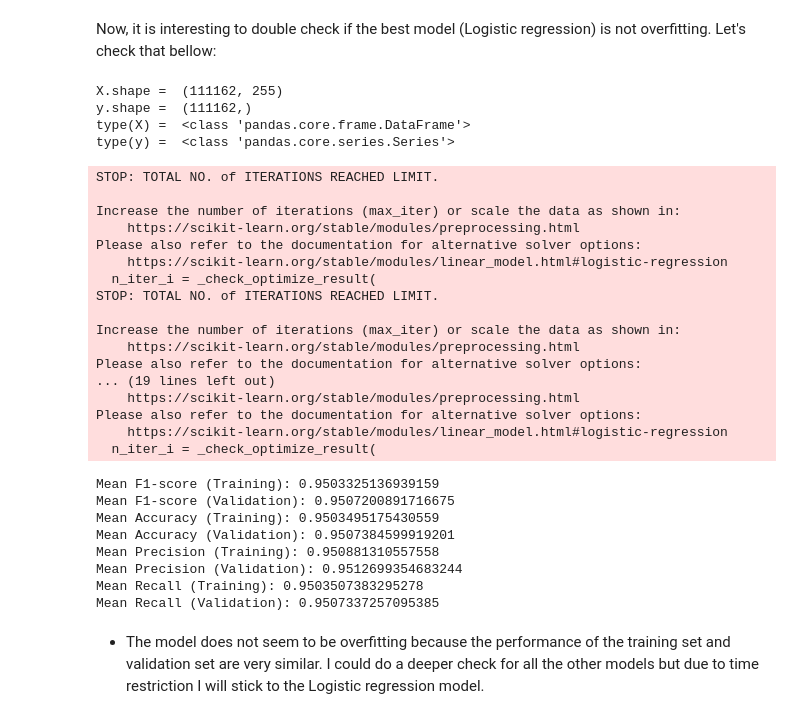
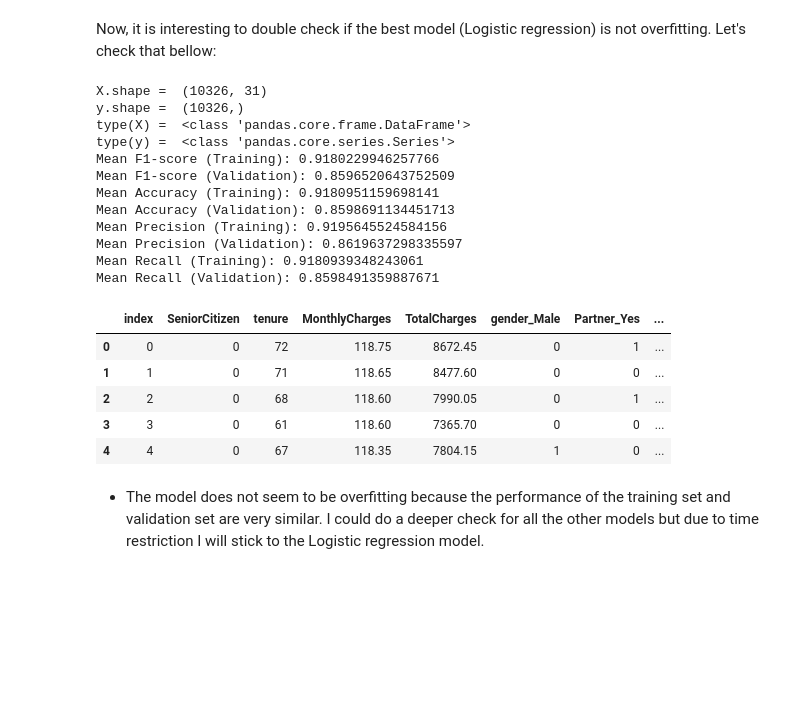
Before and after one commit to jekasores/a3data_ds_challenge, a Jupyter notebook: solution.ipynb, the cells around one changed output. Drawn from its saved outputs; the diff is of its cells as text; code cells hidden in the pictures; blank space fills up the shorter version.

Commit message:
Adding model training

```diff
--- a/solution.ipynb
+++ b/solution.ipynb
@@ -355,7 +355,7 @@ df_dummies.head()
 | 4 | 8199-ZLLSA | 0 | 67 | 118.35 | 7804.15 | 1 | 0 | ... |
 # %%
 # Define sets
-X = df_dummies.drop(columns= ['customerID'])
+X = df_dummies.drop(columns= ['customerID', 'Churn_Yes'])
 y = df_dummies['Churn_Yes']
 # %% [markdown]
 ### 3.5) Evaluate model performance in the predictive task across each model that you trained. Define and justify what metrics you used to assess model performance. Pick the best trained model and evaluate the following: What variables were the most influential in the prediction task? How could you improve the Performance? <a class="anchor" id="question5"></a>
@@ -566,7 +582,7 @@ Now, it is interesting to double check if the best model (Logistic regression) i
 X.reset_index(inplace=True)
 # %%
 # Define the classifier
-clf = LogisticRegression()
+clf = CatBoostClassifier(silent=True) #LogisticRegression()
 
 # Perform k-fold cross-validation and calculate metrics
 k_folds = 5
@@ -643,35 +659,27 @@ print("Mean Precision (Validation):", mean_precision_val)
 print("Mean Recall (Training):", mean_recall_train)
 print("Mean Recall (Validation):", mean_recall_val)
 # %% [output]
-X.shape =  (111162, 255)
-y.shape =  (111162,)
+X.shape =  (10326, 31)
+y.shape =  (10326,)
 type(X) =  <class 'pandas.core.frame.DataFrame'>
 type(y) =  <class 'pandas.core.series.Series'>
+Mean F1-score (Training): 0.9180229946257766
+Mean F1-score (Validation): 0.8596520643752509
+Mean Accuracy (Training): 0.9180951159698141
+Mean Accuracy (Validation): 0.8598691134451713
+Mean Precision (Training): 0.9195645524584156
+Mean Precision (Validation): 0.8619637298335597
+Mean Recall (Training): 0.9180939348243061
+Mean Recall (Validation): 0.8598491359887671
-STOP: TOTAL NO. of ITERATIONS REACHED LIMIT.
-
-Increase the number of iterations (max_iter) or scale the data as shown in:
-    https://scikit-learn.org/stable/modules/preprocessing.html
-Please also refer to the documentation for alternative solver options:
-    https://scikit-learn.org/stable/modules/linear_model.html#logistic-regression
-  n_iter_i = _check_optimize_result(
-STOP: TOTAL NO. of ITERATIONS REACHED LIMIT.
-
-Increase the number of iterations (max_iter) or scale the data as shown in:
-    https://scikit-learn.org/stable/modules/preprocessing.html
-Please also refer to the documentation for alternative solver options:
-... (19 lines left out)
-    https://scikit-learn.org/stable/modules/preprocessing.html
-Please also refer to the documentation for alternative solver options:
-    https://scikit-learn.org/stable/modules/linear_model.html#logistic-regression
-  n_iter_i = _check_optimize_result(
-Mean F1-score (Training): 0.9503325136939159
-Mean F1-score (Validation): 0.9507200891716675
-Mean Accuracy (Training): 0.9503495175430559
-Mean Accuracy (Validation): 0.9507384599919201
-Mean Precision (Training): 0.950881310557558
-Mean Precision (Validation): 0.9512699354683244
-Mean Recall (Training): 0.9503507383295278
-Mean Recall (Validation): 0.9507337257095385
+# %%
+X.head()
+# %% [output]
+|  | index | SeniorCitizen | tenure | MonthlyCharges | TotalCharges | gender_Male | Partner_Yes | ... |
+| 0 | 0 | 0 | 72 | 118.75 | 8672.45 | 0 | 1 | ... |
+| 1 | 1 | 0 | 71 | 118.65 | 8477.60 | 0 | 0 | ... |
+| 2 | 2 | 0 | 68 | 118.60 | 7990.05 | 0 | 1 | ... |
+| 3 | 3 | 0 | 61 | 118.60 | 7365.70 | 0 | 0 | ... |
+| 4 | 4 | 0 | 67 | 118.35 | 7804.15 | 1 | 0 | ... |
 # %% [markdown]
 - The model does not seem to be overfitting because the performance of the training set and validation set are very similar. I could do a deeper check for all the other models but due to time restriction I will stick to the Logistic regression model.
 # %%
```
Also changed, not shown: parts of 7 cells of this notebook.
